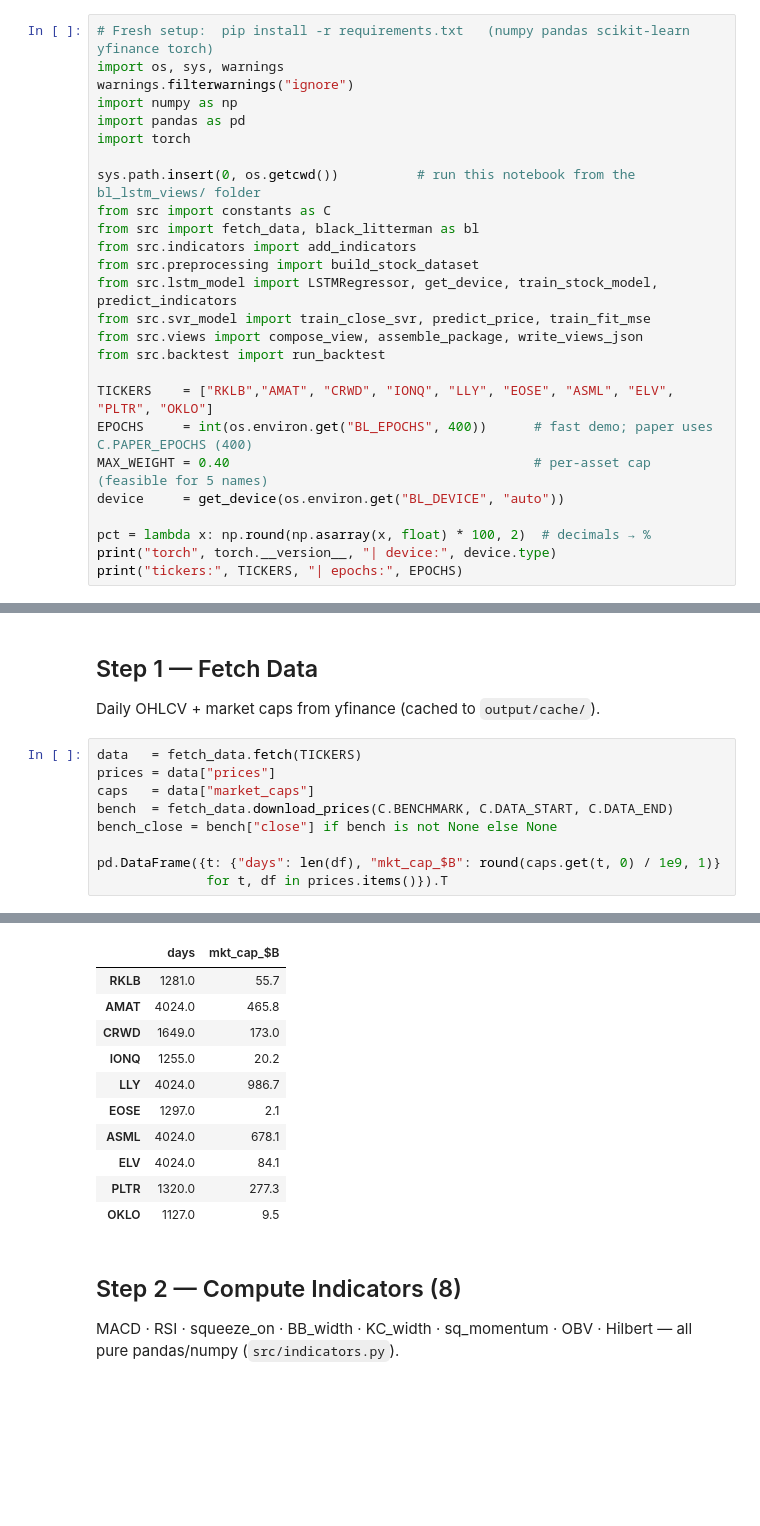
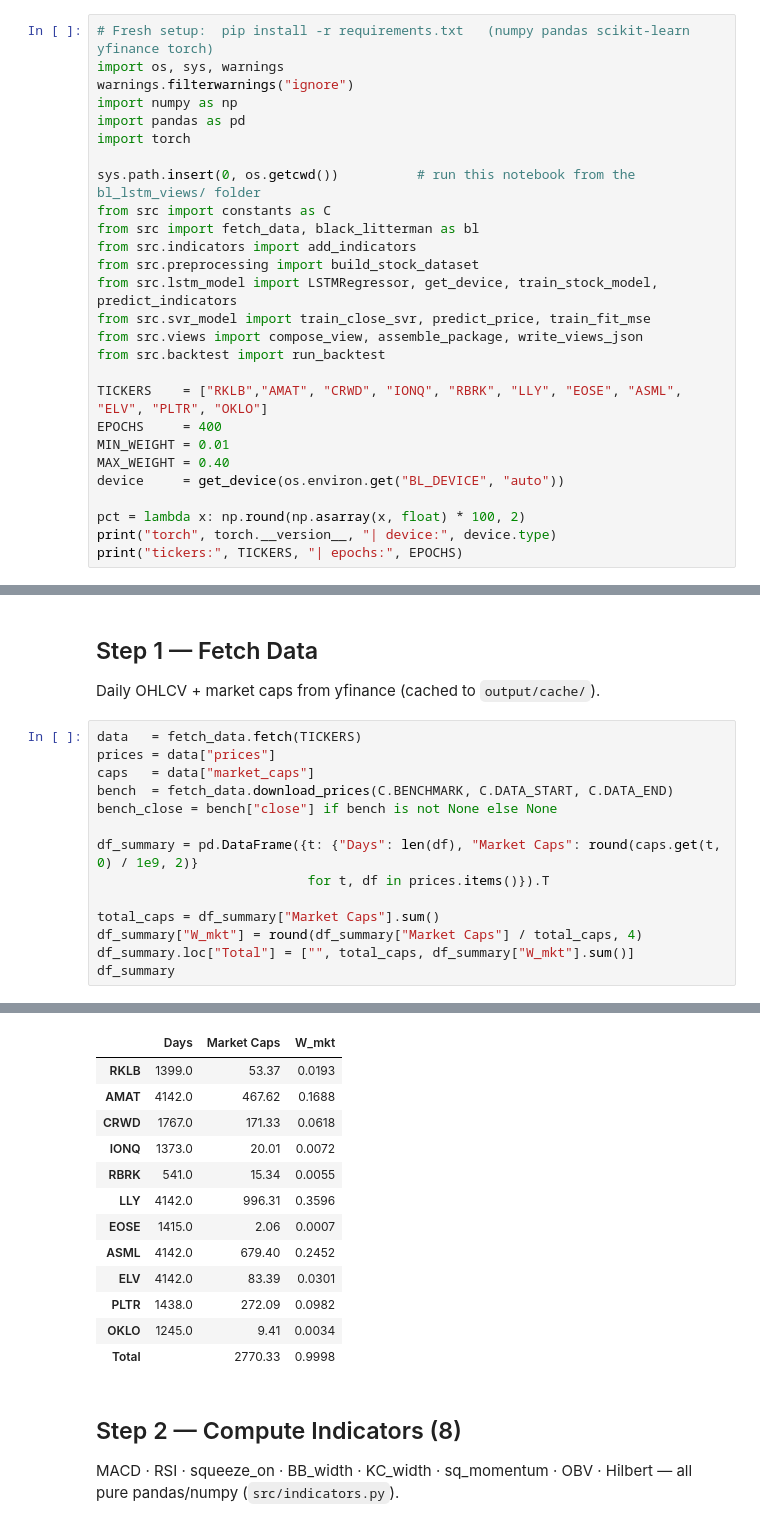
Before and after one commit to Josh-Bear/Quantitative-modeler, a Jupyter notebook: bl_lstm_views/BL_LSTM_Portfolio.ipynb, the cells around one changed output, grey strips where cells are left out. Cells and saved outputs as stored; diff of their text form; blank space fills up the shorter version.

```diff
--- a/bl_lstm_views/BL_LSTM_Portfolio.ipynb
+++ b/bl_lstm_views/BL_LSTM_Portfolio.ipynb
@@ -38,12 +38,13 @@ from src.svr_model import train_close_svr, predict_price, train_fit_mse
 from src.views import compose_view, assemble_package, write_views_json
 from src.backtest import run_backtest
 
-TICKERS    = ["RKLB","AMAT", "CRWD", "IONQ", "LLY", "EOSE", "ASML", "ELV", "PLTR", "OKLO"]
-EPOCHS     = int(os.environ.get("BL_EPOCHS", 400))      # fast demo; paper uses C.PAPER_EPOCHS (400)
-MAX_WEIGHT = 0.40                                       # per-asset cap (feasible for 5 names)
+TICKERS    = ["RKLB","AMAT", "CRWD", "IONQ", "RBRK", "LLY", "EOSE", "ASML", "ELV", "PLTR", "OKLO"]
+EPOCHS     = 400
+MIN_WEIGHT = 0.01
+MAX_WEIGHT = 0.40
 device     = get_device(os.environ.get("BL_DEVICE", "auto"))
 
-pct = lambda x: np.round(np.asarray(x, float) * 100, 2)  # decimals → %
+pct = lambda x: np.round(np.asarray(x, float) * 100, 2)
 print("torch", torch.__version__, "| device:", device.type)
 print("tickers:", TICKERS, "| epochs:", EPOCHS)
 # %% [output]
@@ -59,6 +60,11 @@ caps   = data["market_caps"]
 bench  = fetch_data.download_prices(C.BENCHMARK, C.DATA_START, C.DATA_END)
 bench_close = bench["close"] if bench is not None else None
 
-pd.DataFrame({t: {"days": len(df), "mkt_cap_$B": round(caps.get(t, 0) / 1e9, 1)}
-              for t, df in prices.items()}).T
+df_summary = pd.DataFrame({t: {"Days": len(df), "Market Caps": round(caps.get(t, 0) / 1e9, 2)}
+                           for t, df in prices.items()}).T
+
+total_caps = df_summary["Market Caps"].sum()
+df_summary["W_mkt"] = round(df_summary["Market Caps"] / total_caps, 4)
+df_summary.loc["Total"] = ["", total_caps, df_summary["W_mkt"].sum()]
+df_summary
 # %% [output]
@@ -77,14 +84,16 @@ pd.DataFrame({t: {"days": len(df), "mkt_cap_$B": round(caps.get(t, 0) / 1e9, 1)}
-|  | days | mkt_cap_$B |
-| RKLB | 1281.0 | 55.7 |
-| AMAT | 4024.0 | 465.8 |
-| CRWD | 1649.0 | 173.0 |
-| IONQ | 1255.0 | 20.2 |
-| LLY | 4024.0 | 986.7 |
-| EOSE | 1297.0 | 2.1 |
-| ASML | 4024.0 | 678.1 |
-| ELV | 4024.0 | 84.1 |
-| PLTR | 1320.0 | 277.3 |
-| OKLO | 1127.0 | 9.5 |
+|  | Days | Market Caps | W_mkt |
+| RKLB | 1399.0 | 53.37 | 0.0193 |
+| AMAT | 4142.0 | 467.62 | 0.1688 |
+| CRWD | 1767.0 | 171.33 | 0.0618 |
+| IONQ | 1373.0 | 20.01 | 0.0072 |
+| RBRK | 541.0 | 15.34 | 0.0055 |
+| LLY | 4142.0 | 996.31 | 0.3596 |
+| EOSE | 1415.0 | 2.06 | 0.0007 |
+| ASML | 4142.0 | 679.40 | 0.2452 |
+| ELV | 4142.0 | 83.39 | 0.0301 |
+| PLTR | 1438.0 | 272.09 | 0.0982 |
+| OKLO | 1245.0 | 9.41 | 0.0034 |
+| Total |  | 2770.33 | 0.9998 |
 # %% [markdown]
 ## Step 2 — Compute Indicators (8)
 MACD · RSI · squeeze_on · BB_width · KC_width · sq_momentum · OBV · Hilbert — all pure pandas/numpy (`src/indicators.py`).
```
Also changed, not shown: parts of 9 cells of this notebook, 11 other files.
